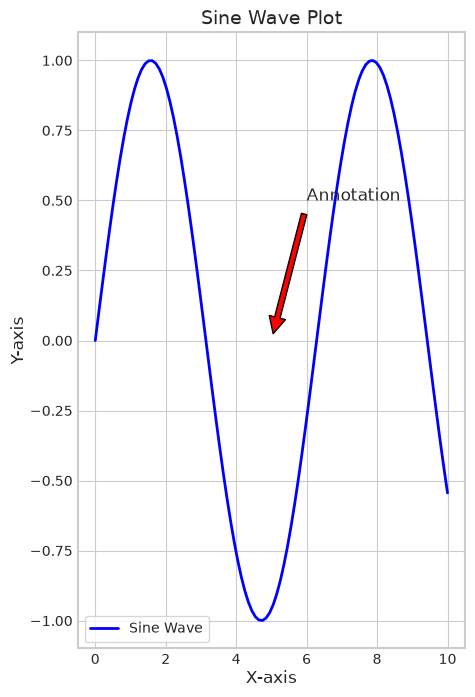
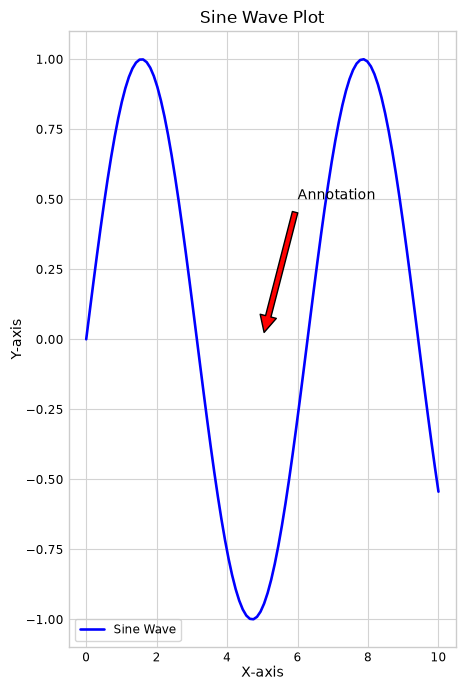
The change to this notebook cell's code, shown as a diff; its figure went from the first image to the second:
--- before
+++ after
@@ -1,3 +1,3 @@
-scientifig.use_style("poster", width=1, background="white")
+scientifig.use_style("presentation", width=1, background="transparent")
 fig, ax = scientifig.create_figure(figsize=(5, 8))
 
@@ -17,4 +17,4 @@
 )
 
-# scientifig.savefig(fig, "testplots/sine_wave_plot")
+scientifig.savefig(fig, "testplots/sine_wave_plot.png")
 plt.show()

Commit: adjust Readme